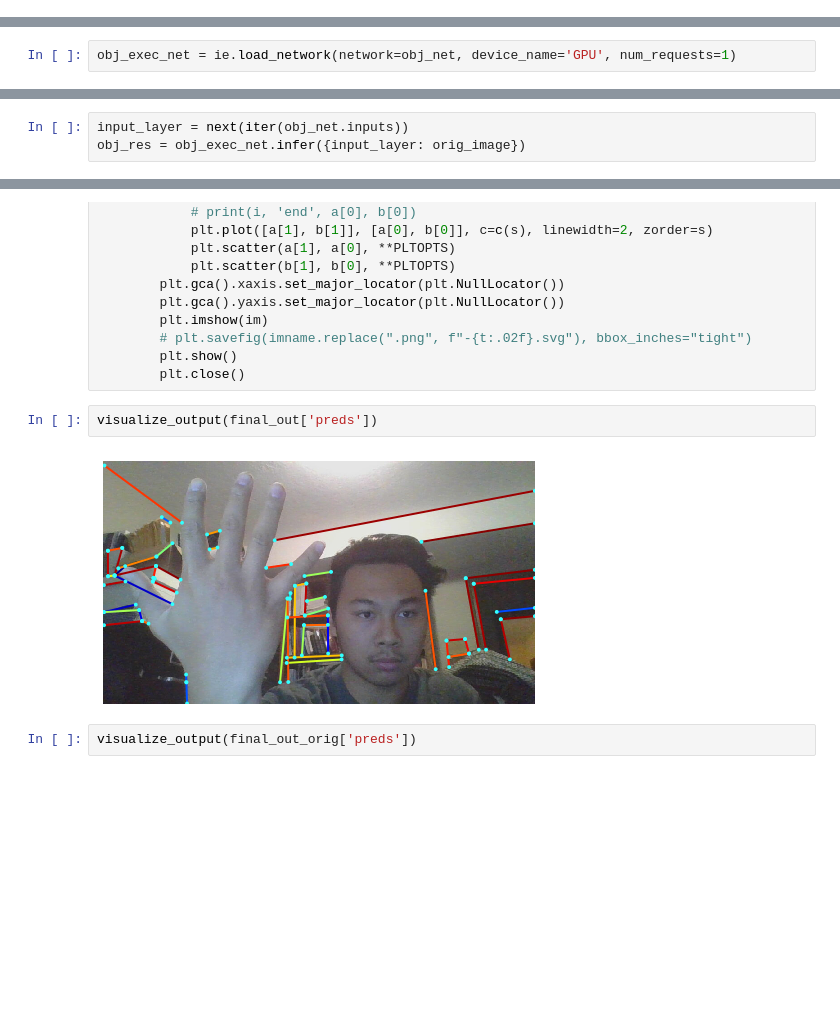
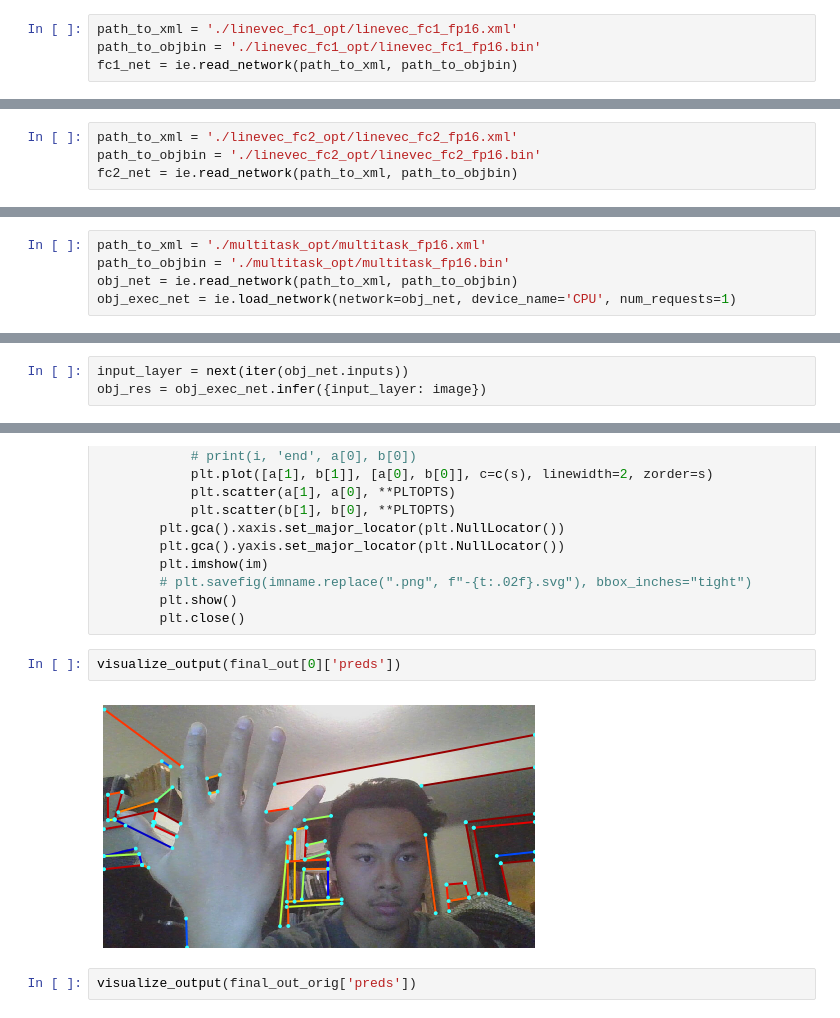
Before and after one commit to fcr3/lcnn, a Jupyter notebook: OpenVINO Test.ipynb, the cells around one changed output, grey strips where cells are left out. Drawn from its saved outputs; the diff is of its cells as text; blank space fills up the shorter version.

```diff
--- a/OpenVINO Test.ipynb
+++ b/OpenVINO Test.ipynb
@@ -216,3 +250,7 @@ output_layer = next(iter(fc1_net.outputs))
 output_layer
 # %% [output]
 '3'
+# %%
+path_to_xml = './linevec_fc1_opt/linevec_fc1_fp16.xml'
+path_to_objbin = './linevec_fc1_opt/linevec_fc1_fp16.bin'
+fc1_net = ie.read_network(path_to_xml, path_to_objbin)
@@ -223,3 +281,7 @@ fc2_net = ie.read_network(path_to_xml, path_to_objbin)
+# %%
+path_to_xml = './linevec_fc2_opt/linevec_fc2_fp16.xml'
+path_to_objbin = './linevec_fc2_opt/linevec_fc2_fp16.bin'
+fc2_net = ie.read_network(path_to_xml, path_to_objbin)
 # %%
 input_layer = next(iter(fc2_net.inputs))
 input_layer
@@ -283,4 +345,7 @@ LineVectorizer(
 # %% [markdown]
 Multitask
 # %%
-obj_exec_net = ie.load_network(network=obj_net, device_name='GPU', num_requests=1)
+path_to_xml = './multitask_opt/multitask_fp16.xml'
+path_to_objbin = './multitask_opt/multitask_fp16.bin'
+obj_net = ie.read_network(path_to_xml, path_to_objbin)
+obj_exec_net = ie.load_network(network=obj_net, device_name='CPU', num_requests=1)
@@ -287,6 +356,6 @@ obj_exec_net = ie.load_network(network=obj_net, device_name='GPU', num_requests=
 # %%
 input_layer = next(iter(obj_net.inputs))
-obj_res = obj_exec_net.infer({input_layer: orig_image})
+obj_res = obj_exec_net.infer({input_layer: image})
 # %%
 [i for i in obj_net.outputs]
 # %% [output]
@@ -442,9 +509,9 @@ def visualize_output(H):
         plt.show()
         plt.close()
 # %%
-visualize_output(final_out['preds'])
+visualize_output(final_out[0]['preds'])
 # %% [output]
-[figure, old version]
+[figure, new version]
 # %%
 visualize_output(final_out_orig['preds'])
 # %% [output]
```
Also changed, not shown: parts of 34 cells of this notebook, 4 other files.
